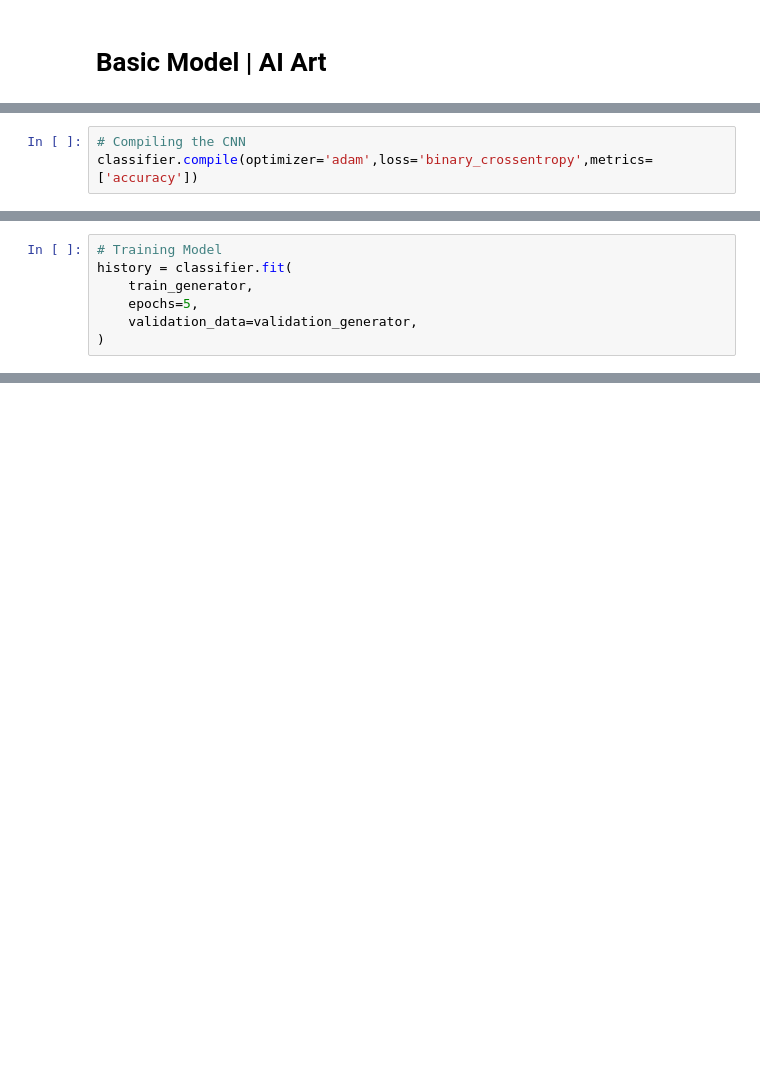
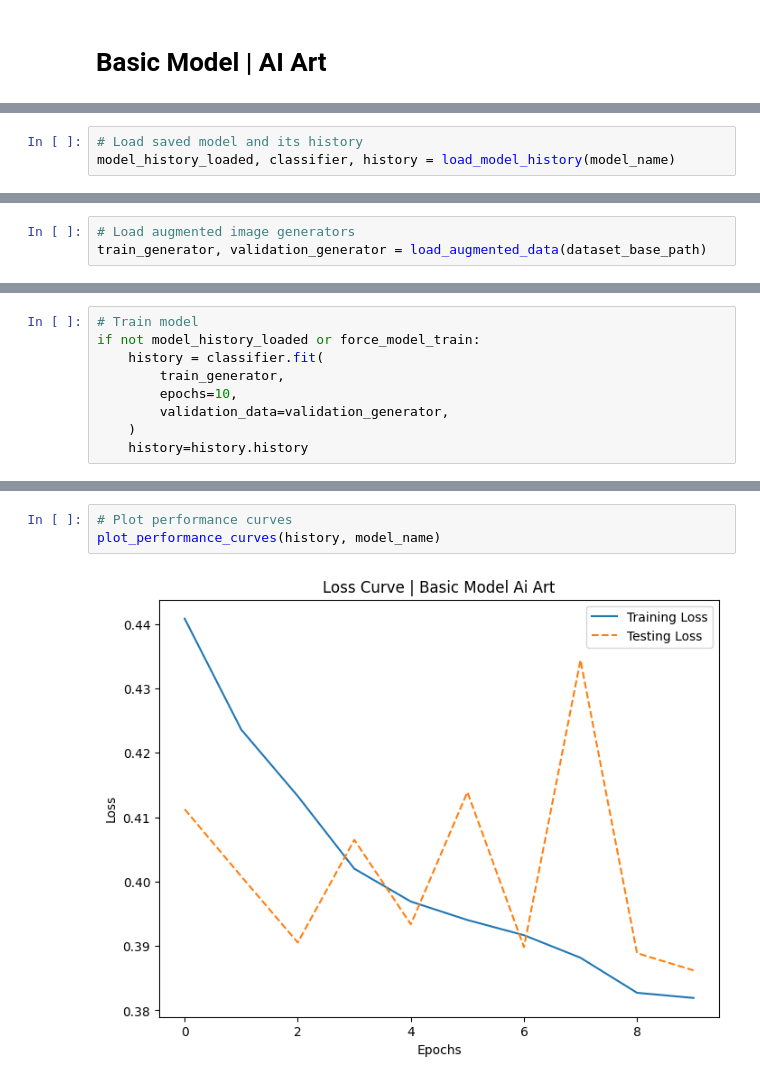
Before and after one commit to abhinav-gautam/Identification-of-AI-generated-images, a Jupyter notebook: basic_model_ai_art.ipynb, the cells around one changed output, grey strips where cells are left out. Saved outputs shown, nothing was run; the diff lists cells and outputs as text; blank space fills up the shorter version.

Commit message:
model template use

```diff
--- a/basic_model_ai_art.ipynb
+++ b/basic_model_ai_art.ipynb
@@ -11,2 +27,5 @@ PIL.Image.MAX_IMAGE_PIXELS = None
+# %%
+# Load saved model and its history
+model_history_loaded, classifier, history = load_model_history(model_name)
 # %%
 # Building model
@@ -44,6 +63,3 @@ Total params: 273,052
 Trainable params: 273,052
 Non-trainable params: 0
 _________________________________________________________________
-# %%
-# Compiling the CNN
-classifier.compile(optimizer='adam',loss='binary_crossentropy',metrics=['accuracy'])
@@ -112,0 +66,3 @@ plt.show()
+# %%
+# Load augmented image generators
+train_generator, validation_generator = load_augmented_data(dataset_base_path)
@@ -113,7 +72,9 @@ plt.show()
 # %%
-# Training Model
-history = classifier.fit(
-    train_generator,
-    epochs=5,
-    validation_data=validation_generator,
-)
+# Train model
+if not model_history_loaded or force_model_train:
+    history = classifier.fit(
+        train_generator,
+        epochs=10,
+        validation_data=validation_generator,
+    )
+    history=history.history
@@ -152,0 +89,5 @@ Text(0.5, 1.0, 'Accuracy Curve')
+# %%
+# Plot performance curves
+plot_performance_curves(history, model_name)
+# %% [output]
+[figure, added]
```
Also changed, not shown: parts of 11 cells of this notebook, 6 other files.
